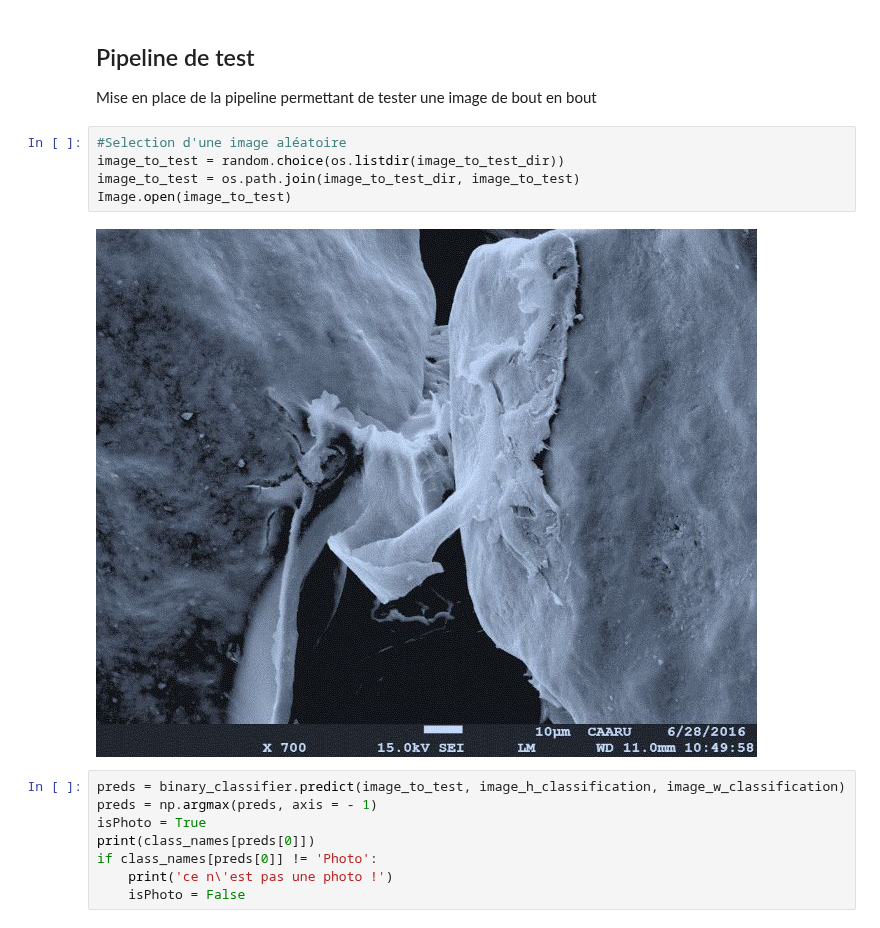
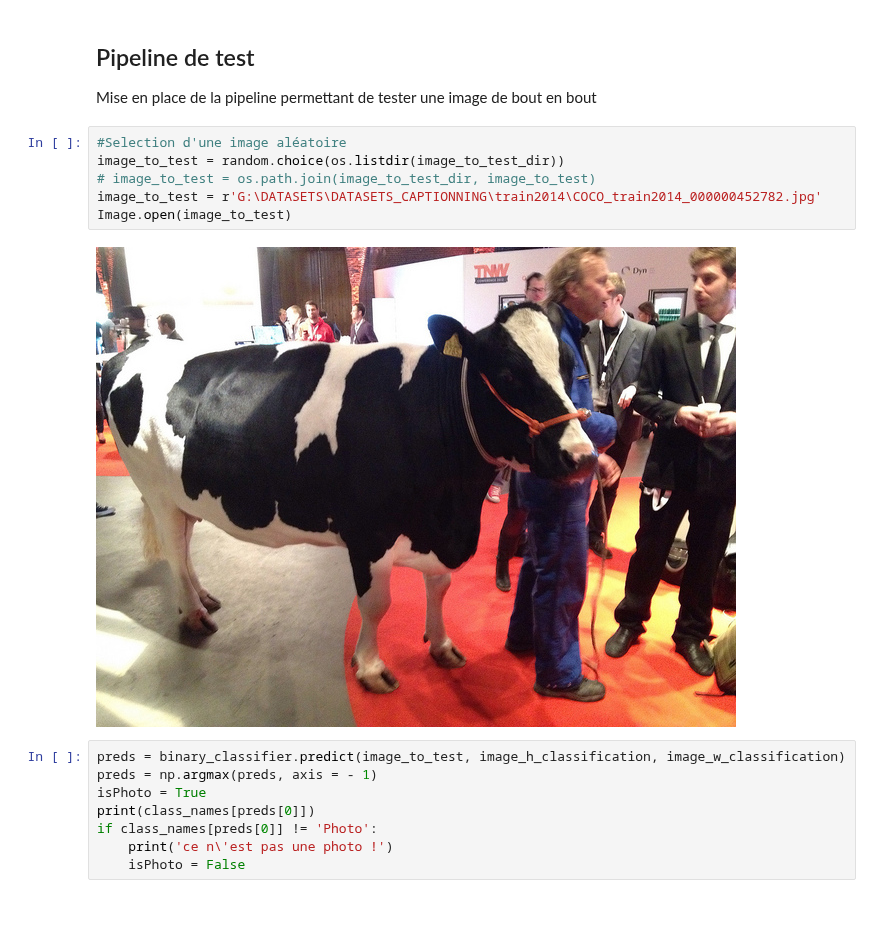
Before and after one commit to Bnder1/Projet-DataScienceA5, a Jupyter notebook: Livrable 3/phase3_Clean.ipynb, the cells around one changed output. Cells and saved outputs as stored; diff of their text form.

```diff
--- a/Livrable 3/phase3_Clean.ipynb
+++ b/Livrable 3/phase3_Clean.ipynb
@@ -631,10 +631,11 @@ Mise en place de la pipeline permettant de tester une image de bout en bout
 # %%
 #Selection d'une image aléatoire
 image_to_test = random.choice(os.listdir(image_to_test_dir))
-image_to_test = os.path.join(image_to_test_dir, image_to_test)
+# image_to_test = os.path.join(image_to_test_dir, image_to_test)
+image_to_test = r'G:\DATASETS\DATASETS_CAPTIONNING\train2014\COCO_train2014_000000452782.jpg'
 Image.open(image_to_test)
 # %% [output]
-[figure, old version]
+[figure, new version]
 # %%
 preds = binary_classifier.predict(image_to_test, image_h_classification, image_w_classification)
 preds = np.argmax(preds, axis = - 1)
```
Also changed, not shown: parts of 5 cells of this notebook.
